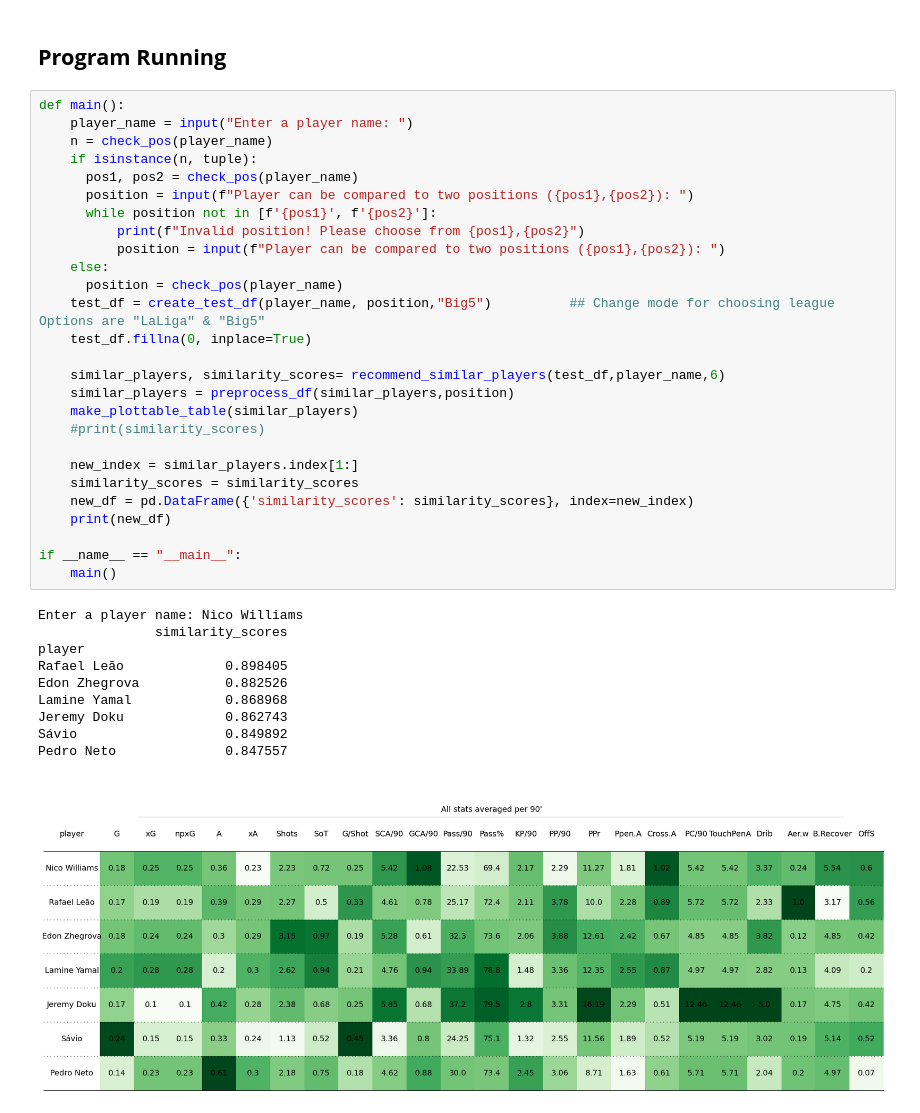
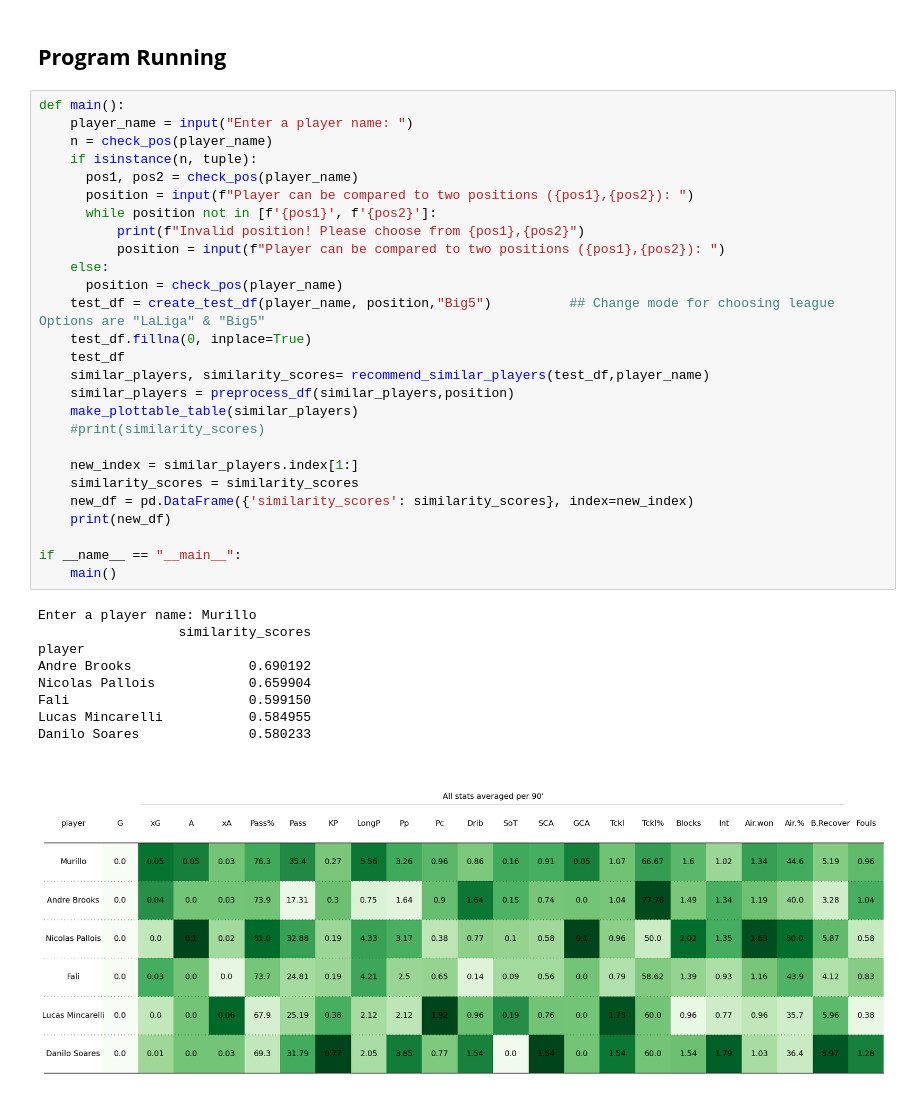
Before and after one commit to carlosescandonalv/Machine-Learning, a Jupyter notebook: ML_CosineSimilarity_PlayerRecomendation.ipynb, the cells around one changed output. Drawn from its saved outputs; the diff is of its cells as text.

```diff
--- a/ML_CosineSimilarity_PlayerRecomendation.ipynb
+++ b/ML_CosineSimilarity_PlayerRecomendation.ipynb
@@ -354,38 +340,37 @@ def make_plottable_table(dataset):
 # %%
 def main():
     player_name = input("Enter a player name: ")
     n = check_pos(player_name)
     if isinstance(n, tuple):
       pos1, pos2 = check_pos(player_name)
       position = input(f"Player can be compared to two positions ({pos1},{pos2}): ")
       while position not in [f'{pos1}', f'{pos2}']:
           print(f"Invalid position! Please choose from {pos1},{pos2}")
           position = input(f"Player can be compared to two positions ({pos1},{pos2}): ")
     else:
       position = check_pos(player_name)
     test_df = create_test_df(player_name, position,"Big5")          ## Change mode for choosing league Options are "LaLiga" & "Big5"
     test_df.fillna(0, inplace=True)
-
-    similar_players, similarity_scores= recommend_similar_players(test_df,player_name,6)
+    test_df
+    similar_players, similarity_scores= recommend_similar_players(test_df,player_name)
     similar_players = preprocess_df(similar_players,position)
     make_plottable_table(similar_players)
     #print(similarity_scores)
 
     new_index = similar_players.index[1:]
     similarity_scores = similarity_scores
     new_df = pd.DataFrame({'similarity_scores': similarity_scores}, index=new_index)
     print(new_df)
 
 if __name__ == "__main__":
     main()
 # %% [output]
-Enter a player name: Nico Williams
-               similarity_scores
+Enter a player name: Murillo
+                  similarity_scores
 player
-Rafael Leão             0.898405
-Edon Zhegrova           0.882526
-Lamine Yamal            0.868968
-Jeremy Doku             0.862743
-Sávio                   0.849892
-Pedro Neto              0.847557
+Andre Brooks               0.690192
+Nicolas Pallois            0.659904
+Fali                       0.599150
+Lucas Mincarelli           0.584955
+Danilo Soares              0.580233
-[figure, old version]
+[figure, new version]
```
Also changed, not shown: parts of 2 cells of this notebook.
